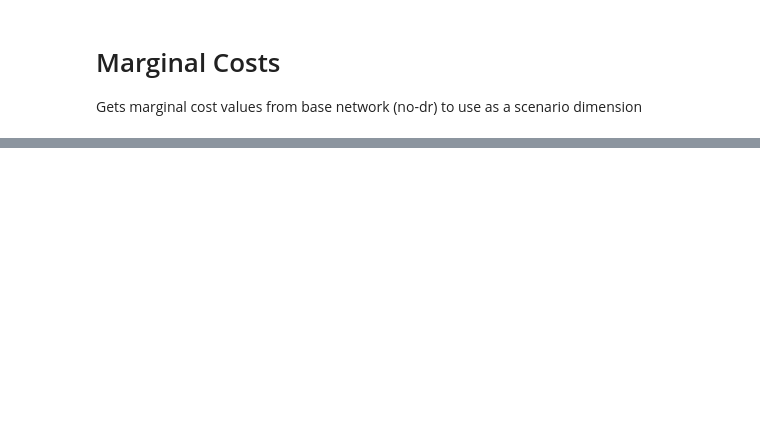
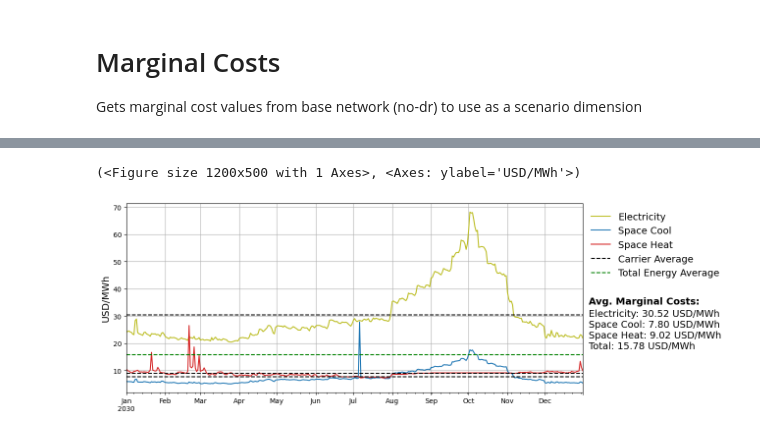
Before and after one commit to trevorb1/pypsa-demand-response, a Jupyter notebook: analysis/marginal_costs.ipynb, the cells around one changed output, grey strips where cells are left out. Cells and saved outputs as stored; diff of their text form; code cells hidden in the pictures; blank space fills up the shorter version.

```diff
--- a/analysis/marginal_costs.ipynb
+++ b/analysis/marginal_costs.ipynb
@@ -201,0 +21,2 @@ Average yearly cost of Gas Vehicles: 19.47148017519674
+# %%
+n = pypsa.Network(NETWORK)
@@ -201,0 +26,39 @@ Average yearly cost of Gas Vehicles: 19.47148017519674
+# %%
+FONTSIZE = 14
+
+CARRIERS = {
+    "res-total-elec": "Electricity",
+    "res-total-space-heat": "Space Heat",
+    # "res-total-water-heat": "Water Heat",
+    "res-total-cool": "Space Cool",
+    "com-total-elec": "Electricity",
+    "com-total-space-heat": "Space Heat",
+    # "com-total-water-heat": "Water Heat",
+    "com-total-cool": "Space Cool",
+    "ind-elec": "Electricity",
+    "ind-heat": "Heat",
+    "trn-lpg-veh": "LPG",
+    "trn-elec-veh": "Electricity",
+}
+
+COLORS = {
+    "Electricity": "tab:olive",
+    "Space Heat": "tab:red",
+    "Water Heat": "tab:purple",
+    "Space Cool": "tab:blue",
+    "Heat": "tab:red",
+    "LPG": "tab:blue",
+}
+
+SECTORS = {"res":"Residential", "com":"Commercial", "ind":"Industrial", "trn":"Transportation"}
+
+FIGSIZE = (12, 5)
+# %%
+def get_marginal_costs(n: pypsa.Network, sector: str, clip: tuple[float, float] = (0, 500)):
+    cars = [x for x in CARRIERS if x.startswith(sector)]
+    buses = n.buses[n.buses.carrier.isin(cars)].index.to_list()
+    buses_t = n.buses_t.marginal_price[buses]
+    bus_carrier_mapper = n.buses.carrier.to_dict()
+    buses_t = buses_t.rename(columns=bus_carrier_mapper).rename(columns=CARRIERS)
+    buses_t = buses_t.T.groupby(level=0).mean().T
+    return buses_t.clip(lower=clip[0], upper=clip[1])
@@ -201,0 +130,5 @@ Average yearly cost of Gas Vehicles: 19.47148017519674
+# %%
+plot_marginal_costs(n, "res", average="both", save=Path(FIGURES, f"{REGION}_{SCENARIO}_res.png"))
+# %% [output]
+(<Figure size 1200x500 with 1 Axes>, <Axes: ylabel='USD/MWh'>)
+[figure, added]
```
Also changed, not shown: parts of 20 cells of this notebook, 8 other files.
